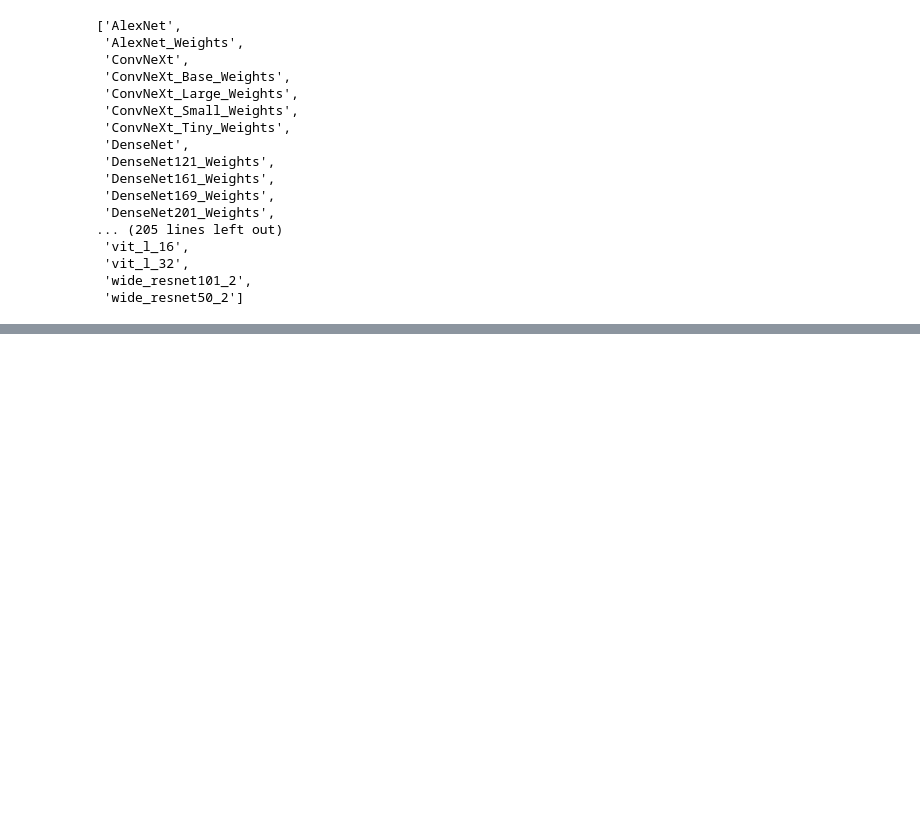
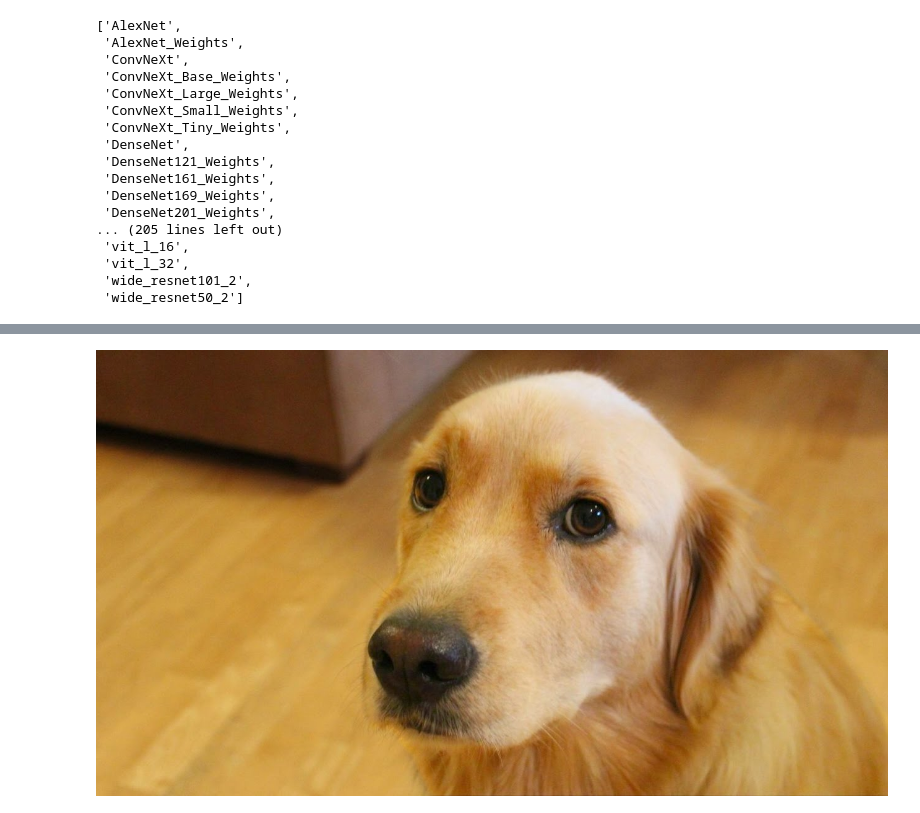
Before and after one commit to afif-af/python-code, a Jupyter notebook: dl-pytorch/chapter 2.ipynb, the cells around one changed output, grey strips where cells are left out. Cells and saved outputs as stored; diff of their text form; code cells hidden in the pictures; blank space fills up the shorter version.

Commit message:
Kaggle Notebook | 02_pretrained_networks | Version 2

```diff
--- a/dl-pytorch/chapter 2.ipynb
+++ b/dl-pytorch/chapter 2.ipynb
@@ -22,0 +57,7 @@ dir(models)
+# %%
+from PIL import Image
+img = Image.open("/kaggle/input/dl-pytroch/data/p1ch2/bobby.jpg")
+# %%
+img
+# %% [output]
+[figure, added]
```
Also changed, not shown: parts of 27 cells of this notebook.
